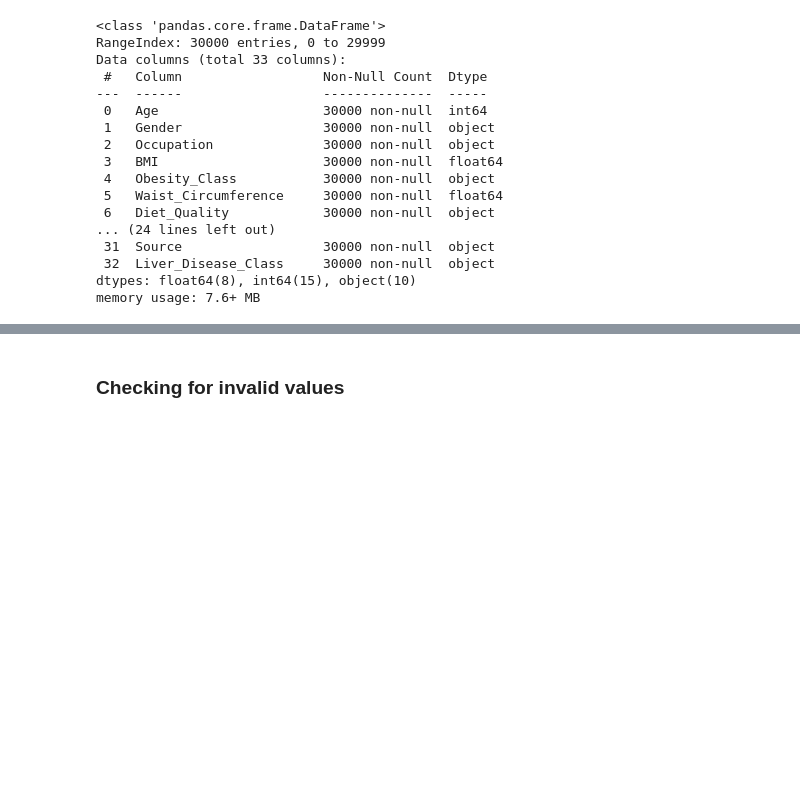
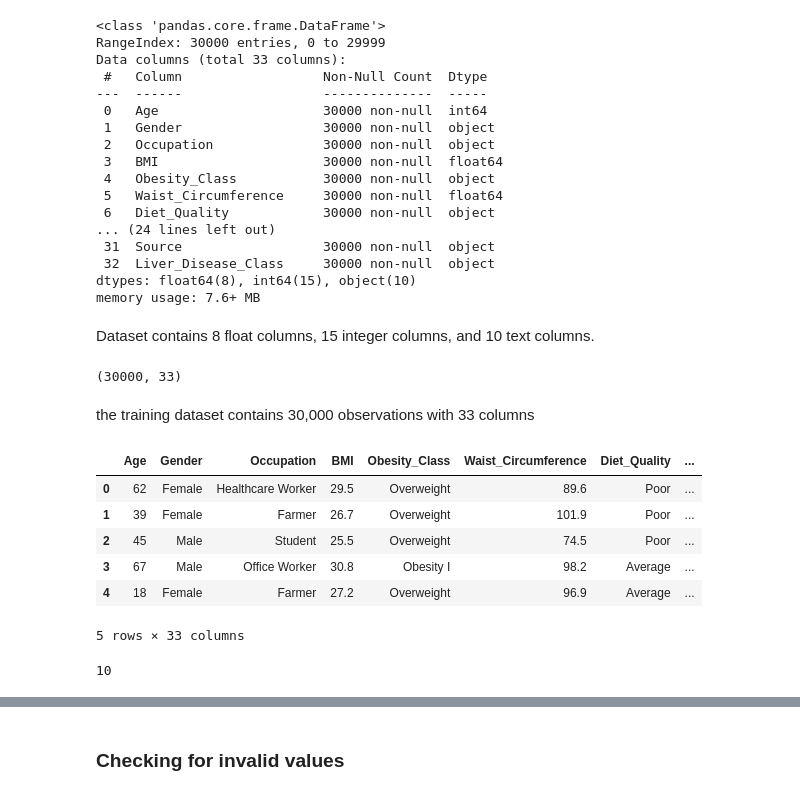
Before and after one commit to sameh-mo/disease-risk-prediction, a Jupyter notebook: Liver_Disease_ML.ipynb, the cells around one changed output, grey strips where cells are left out. Saved outputs shown, nothing was run; the diff lists cells and outputs as text; code cells hidden in the pictures; blank space fills up the shorter version.

```diff
--- a/Liver_Disease_ML.ipynb
+++ b/Liver_Disease_ML.ipynb
@@ -158,3 +165,26 @@ Data columns (total 33 columns):
  32  Liver_Disease_Class     30000 non-null  object
 dtypes: float64(8), int64(15), object(10)
 memory usage: 7.6+ MB
+# %% [markdown]
+Dataset contains 8 float columns, 15 integer columns, and 10 text columns.
+# %%
+#getting the shape of data
+df_training.shape
+# %% [output]
+(30000, 33)
+# %% [markdown]
+the training dataset contains 30,000 observations with 33 columns
+# %%
+df_training.head()
+# %% [output]
+|  | Age | Gender | Occupation | BMI | Obesity_Class | Waist_Circumference | Diet_Quality | ... |
+| 0 | 62 | Female | Healthcare Worker | 29.5 | Overweight | 89.6 | Poor | ... |
+| 1 | 39 | Female | Farmer | 26.7 | Overweight | 101.9 | Poor | ... |
+| 2 | 45 | Male | Student | 25.5 | Overweight | 74.5 | Poor | ... |
+| 3 | 67 | Male | Office Worker | 30.8 | Obesity I | 98.2 | Average | ... |
+| 4 | 18 | Female | Farmer | 27.2 | Overweight | 96.9 | Average | ... |
+5 rows × 33 columns
+# %%
+df_training['Source'].nunique()
+# %% [output]
+10
```
Also changed, not shown: parts of 95 cells of this notebook.
